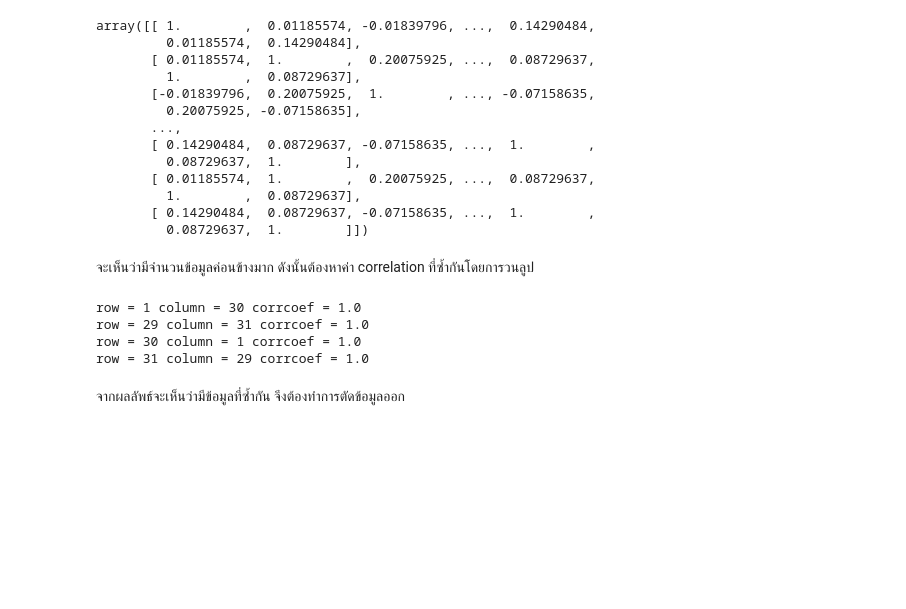
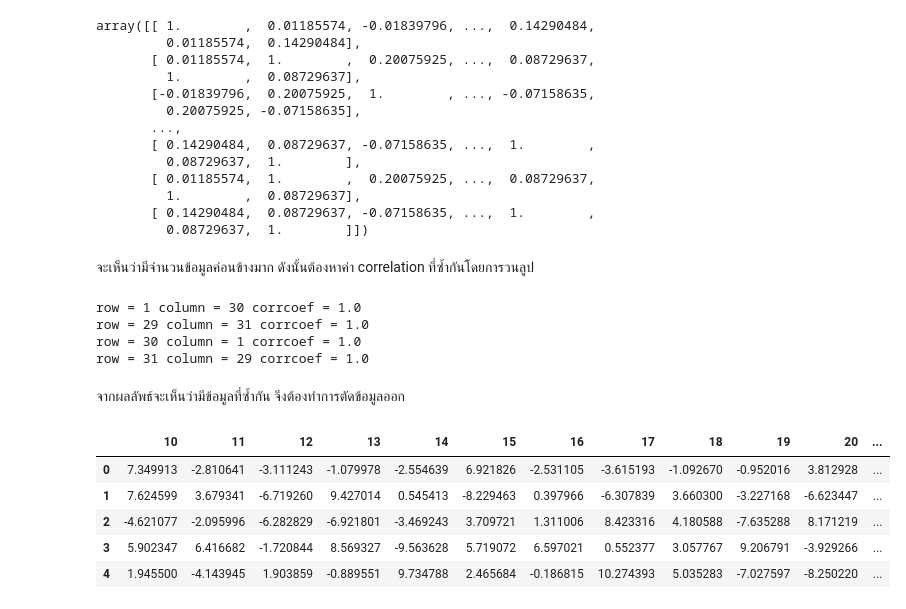
Before and after one commit to 623020514-5/multivariate, a Jupyter notebook: Multivariate_Exam.ipynb, the cells around one changed output. Cells and saved outputs as stored; diff of their text form; code cells hidden in the pictures; blank space fills up the shorter version.

```diff
--- a/Multivariate_Exam.ipynb
+++ b/Multivariate_Exam.ipynb
@@ -113,3 +113,12 @@ row = 30 column = 1 corrcoef = 1.0
 row = 31 column = 29 corrcoef = 1.0
 # %% [markdown]
 จากผลลัพธ์จะเห็นว่ามีข้อมูลที่ซ้ำกัน จึงต้องทำการตัดข้อมูลออก
+# %%
+Data.iloc[:5,10:30]
+# %% [output]
+|  | 10 | 11 | 12 | 13 | 14 | 15 | 16 | 17 | 18 | 19 | 20 | ... |
+| 0 | 7.349913 | -2.810641 | -3.111243 | -1.079978 | -2.554639 | 6.921826 | -2.531105 | -3.615193 | -1.092670 | -0.952016 | 3.812928 | ... |
+| 1 | 7.624599 | 3.679341 | -6.719260 | 9.427014 | 0.545413 | -8.229463 | 0.397966 | -6.307839 | 3.660300 | -3.227168 | -6.623447 | ... |
+| 2 | -4.621077 | -2.095996 | -6.282829 | -6.921801 | -3.469243 | 3.709721 | 1.311006 | 8.423316 | 4.180588 | -7.635288 | 8.171219 | ... |
+| 3 | 5.902347 | 6.416682 | -1.720844 | 8.569327 | -9.563628 | 5.719072 | 6.597021 | 0.552377 | 3.057767 | 9.206791 | -3.929266 | ... |
+| 4 | 1.945500 | -4.143945 | 1.903859 | -0.889551 | 9.734788 | 2.465684 | -0.186815 | 10.274393 | 5.035283 | -7.027597 | -8.250220 | ... |
```
